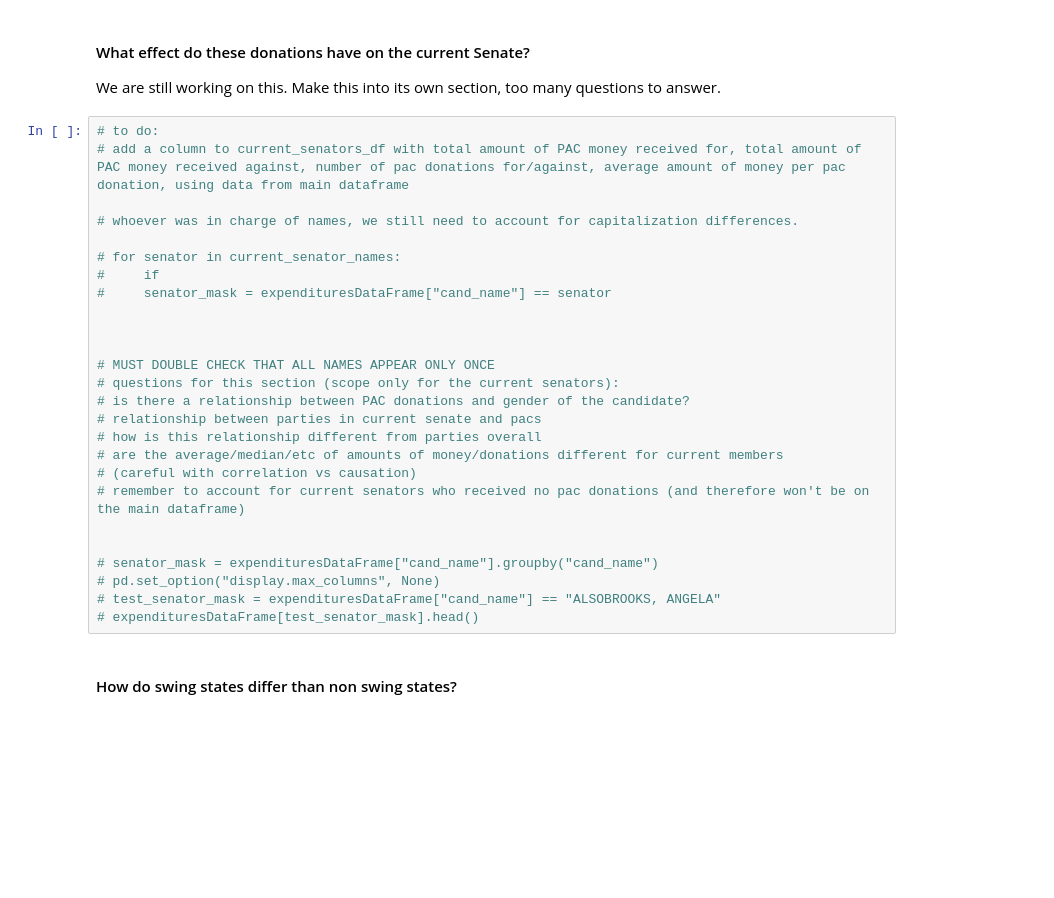
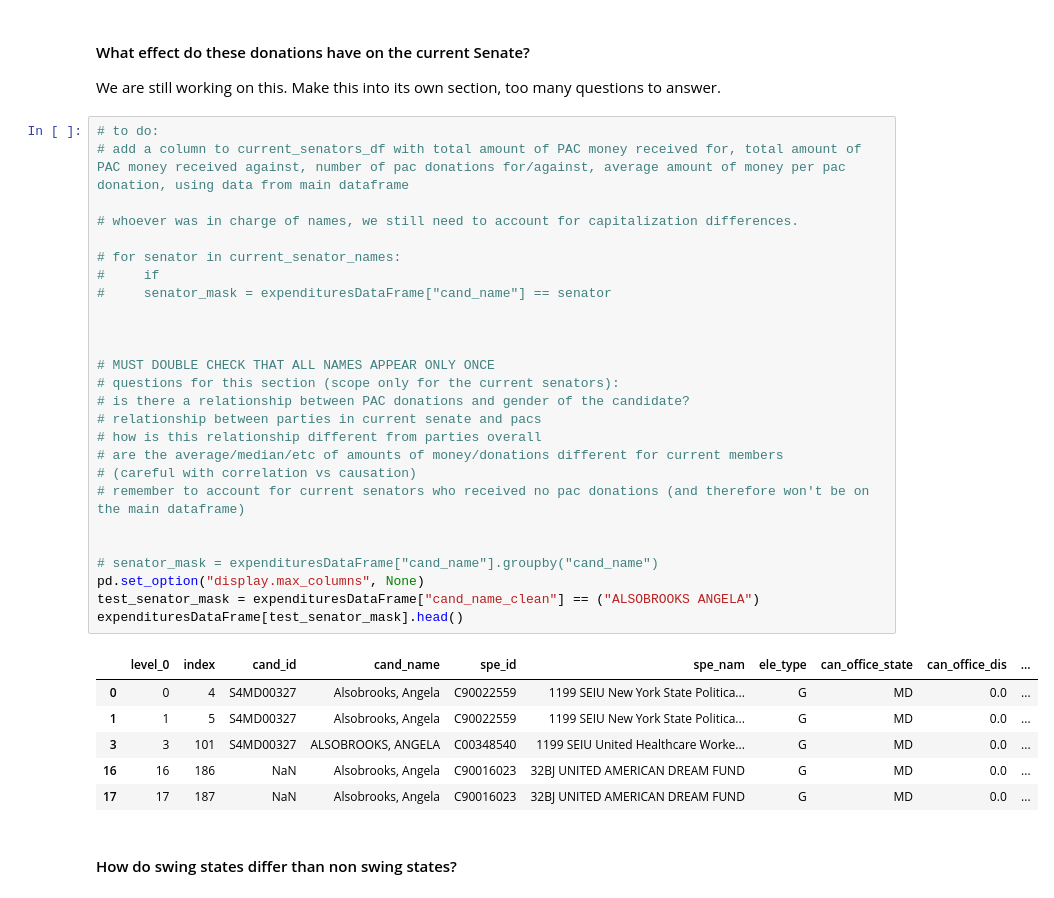
Before and after one commit to magicdracon/Data-Science-Final-Project, a Jupyter notebook: main.ipynb, the cells around one changed output. Saved outputs shown, nothing was run; the diff lists cells and outputs as text; blank space fills up the shorter version.

```diff
--- a/main.ipynb
+++ b/main.ipynb
@@ -465,29 +465,36 @@ We are still working on this. Make this into its own section, too many questions
 # %%
 # to do:
 # add a column to current_senators_df with total amount of PAC money received for, total amount of PAC money received against, number of pac donations for/against, average amount of money per pac donation, using data from main dataframe
 
 # whoever was in charge of names, we still need to account for capitalization differences.
 
 # for senator in current_senator_names:
 #     if
 #     senator_mask = expendituresDataFrame["cand_name"] == senator
 
 
 
 # MUST DOUBLE CHECK THAT ALL NAMES APPEAR ONLY ONCE
 # questions for this section (scope only for the current senators):
 # is there a relationship between PAC donations and gender of the candidate?
 # relationship between parties in current senate and pacs
 # how is this relationship different from parties overall
 # are the average/median/etc of amounts of money/donations different for current members
 # (careful with correlation vs causation)
 # remember to account for current senators who received no pac donations (and therefore won't be on the main dataframe)
 
 
 # senator_mask = expendituresDataFrame["cand_name"].groupby("cand_name")
-# pd.set_option("display.max_columns", None)
-# test_senator_mask = expendituresDataFrame["cand_name"] == "ALSOBROOKS, ANGELA"
-# expendituresDataFrame[test_senator_mask].head()
+pd.set_option("display.max_columns", None)
+test_senator_mask = expendituresDataFrame["cand_name_clean"] == ("ALSOBROOKS ANGELA")
+expendituresDataFrame[test_senator_mask].head()
+# %% [output]
+|  | level_0 | index | cand_id | cand_name | spe_id | spe_nam | ele_type | can_office_state | can_office_dis | ... |
+| 0 | 0 | 4 | S4MD00327 | Alsobrooks, Angela | C90022559 | 1199 SEIU New York State Politica... | G | MD | 0.0 | ... |
+| 1 | 1 | 5 | S4MD00327 | Alsobrooks, Angela | C90022559 | 1199 SEIU New York State Politica... | G | MD | 0.0 | ... |
+| 3 | 3 | 101 | S4MD00327 | ALSOBROOKS, ANGELA | C00348540 | 1199 SEIU United Healthcare Worke... | G | MD | 0.0 | ... |
+| 16 | 16 | 186 | NaN | Alsobrooks, Angela | C90016023 | 32BJ UNITED AMERICAN DREAM FUND | G | MD | 0.0 | ... |
+| 17 | 17 | 187 | NaN | Alsobrooks, Angela | C90016023 | 32BJ UNITED AMERICAN DREAM FUND | G | MD | 0.0 | ... |
 # %% [markdown]
 #### How do swing states differ than non swing states?
 # %%
```
Also changed, not shown: parts of 6 cells of this notebook.
